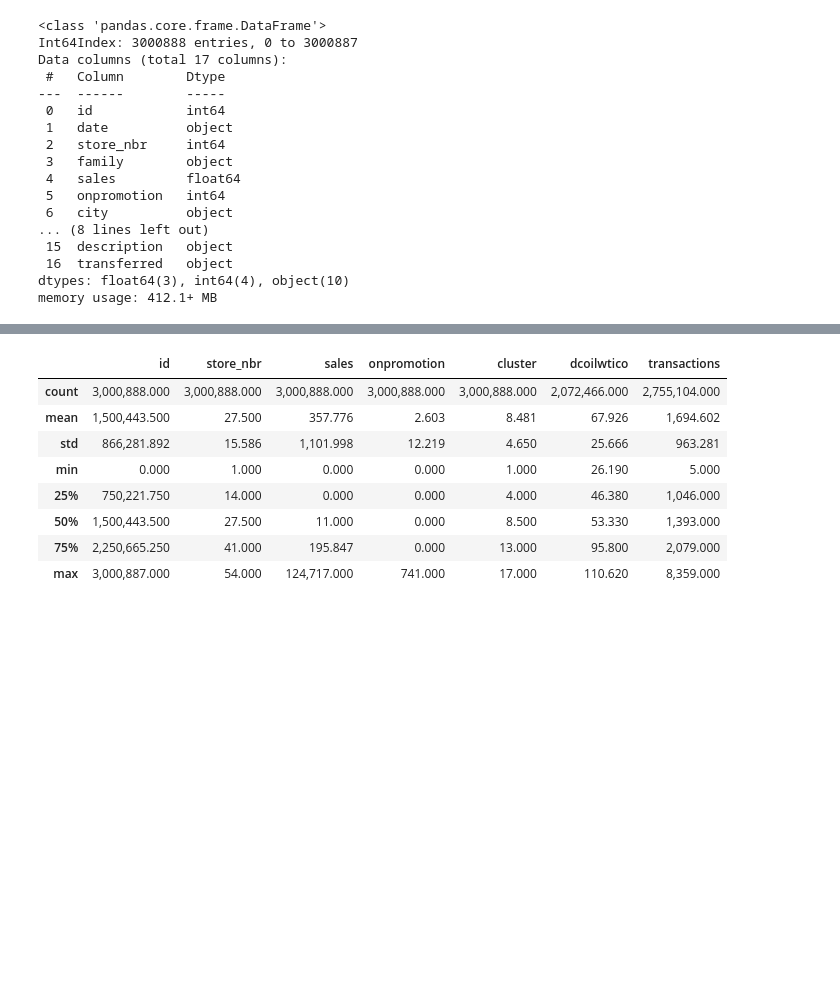
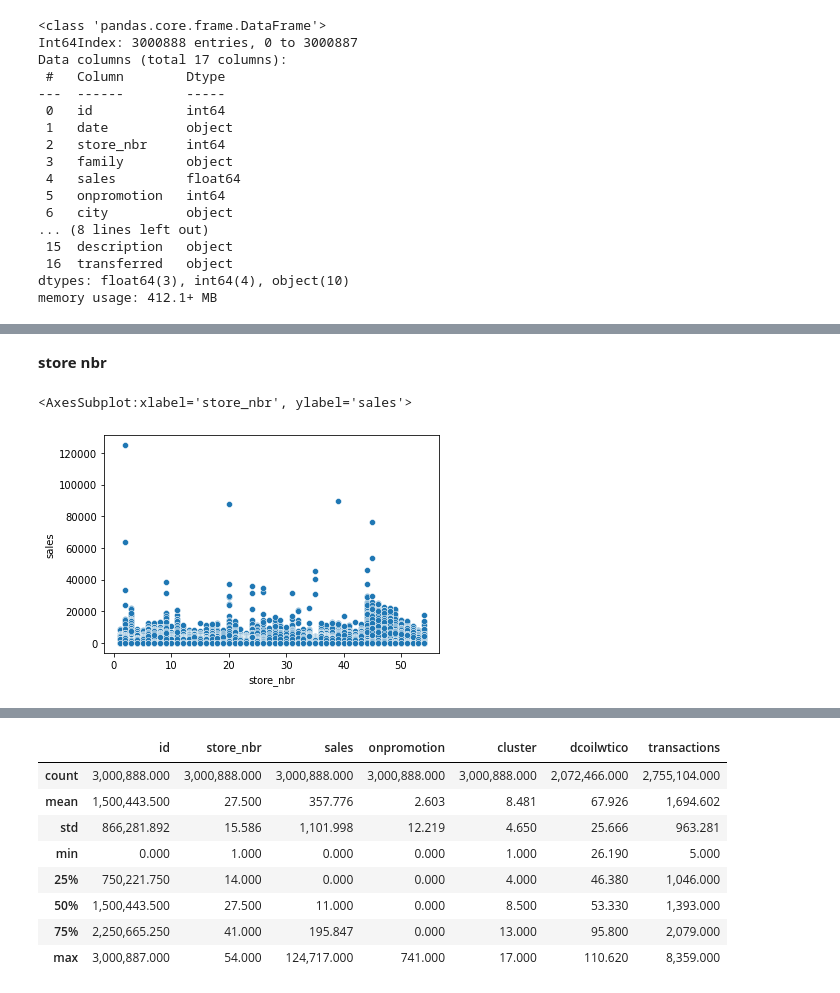
Before and after one commit to kayeehan/Python-practice, a Jupyter notebook: Store_Sales_ts_forecasting.ipynb, the cells around one changed output, grey strips where cells are left out. Cells and saved outputs as stored; diff of their text form; code cells hidden in the pictures; blank space fills up the shorter version.

```diff
--- a/Store_Sales_ts_forecasting.ipynb
+++ b/Store_Sales_ts_forecasting.ipynb
@@ -414,0 +499,7 @@ memory usage: 412.1+ MB
+# %% [markdown]
+__store nbr__
+# %%
+sns.scatterplot(data=train,x='store_nbr',y='sales')
+# %% [output]
+<AxesSubplot:xlabel='store_nbr', ylabel='sales'>
+[figure, added]
```
Also changed, not shown: parts of 22 cells of this notebook.
